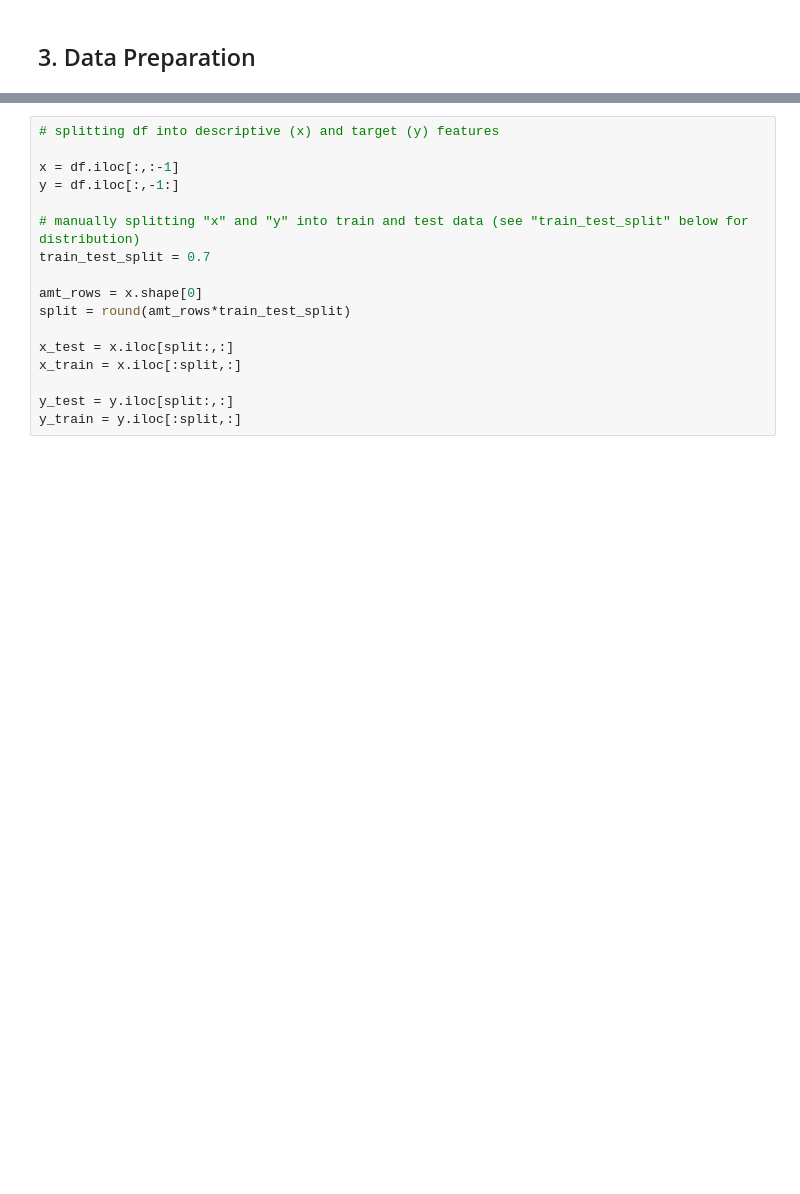
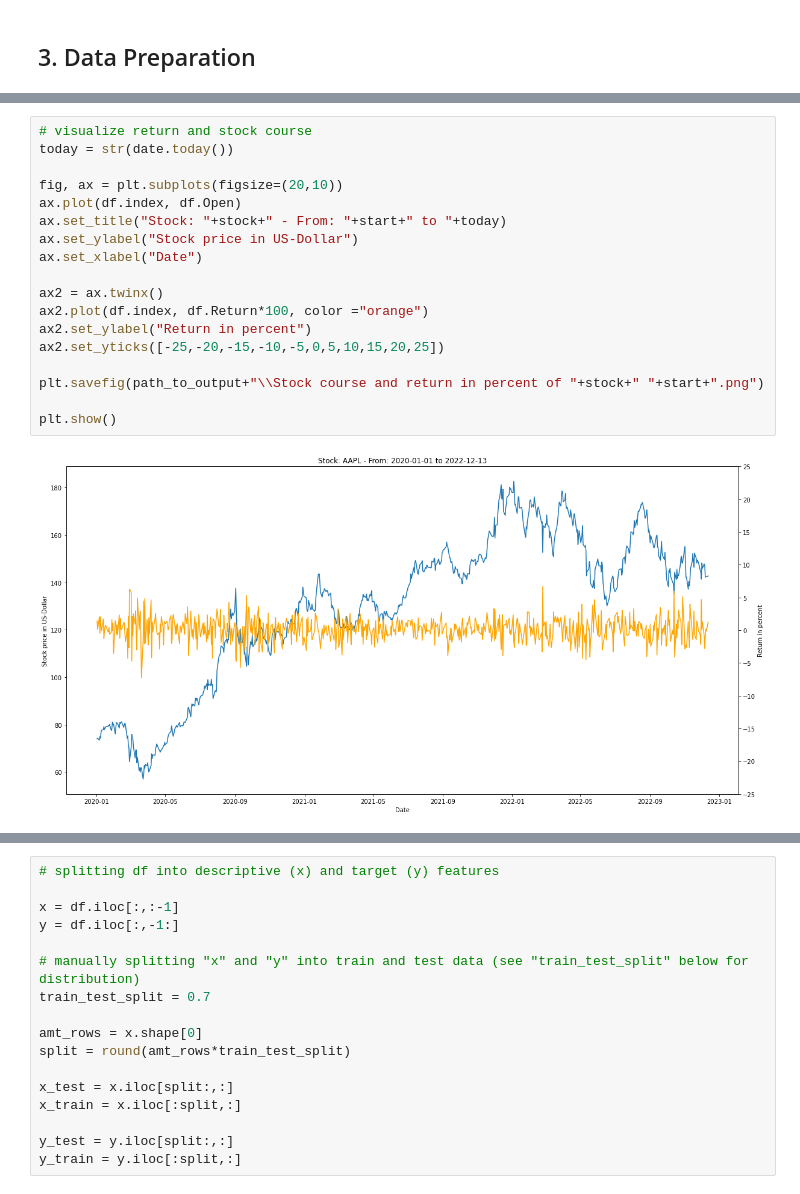
Before and after one commit to nils12344/CPSC481_AI_Project, a Jupyter notebook: CPSC481_AI_Project.ipynb, the cells around one changed output, grey strips where cells are left out. Saved outputs shown, nothing was run; the diff lists cells and outputs as text; blank space fills up the shorter version.

```diff
--- a/CPSC481_AI_Project.ipynb
+++ b/CPSC481_AI_Project.ipynb
@@ -189,3 +205,23 @@ df
+# %%
+# visualize return and stock course
+today = str(date.today())
+
+fig, ax = plt.subplots(figsize=(20,10))
+ax.plot(df.index, df.Open)
+ax.set_title("Stock: "+stock+" - From: "+start+" to "+today)
+ax.set_ylabel("Stock price in US-Dollar")
+ax.set_xlabel("Date")
+
+ax2 = ax.twinx()
+ax2.plot(df.index, df.Return*100, color ="orange")
+ax2.set_ylabel("Return in percent")
+ax2.set_yticks([-25,-20,-15,-10,-5,0,5,10,15,20,25])
+
+plt.savefig(path_to_output+"\\Stock course and return in percent of "+stock+" "+start+".png")
+
+plt.show()
+# %% [output]
+[figure, added]
 # %%
 df.iloc[:,:-1]
 # %% [output]
```
Also changed, not shown: parts of 22 cells of this notebook, 13 other files.
